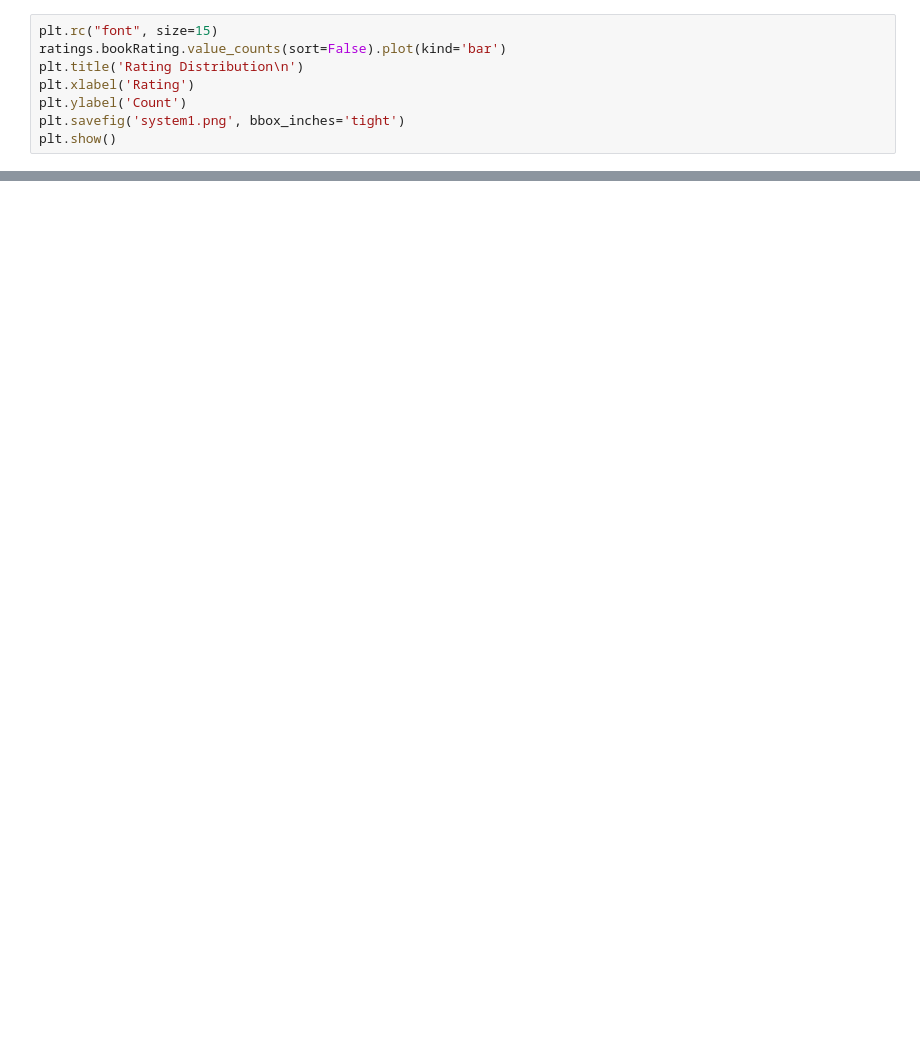
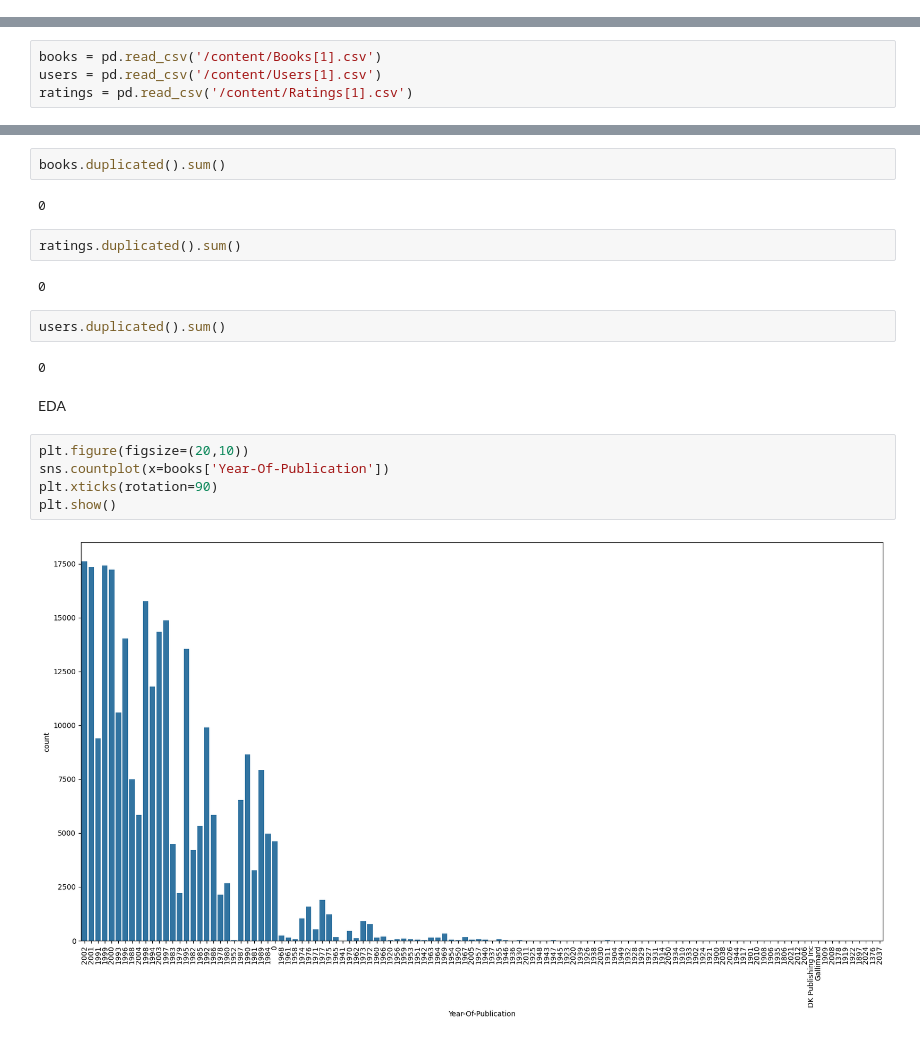
Before and after one commit to SrishtiK1112/Projects, a Jupyter notebook: Book_Recommender_System.ipynb, the cells around one changed output, grey strips where cells are left out. Drawn from its saved outputs; the diff is of its cells as text; blank space fills up the shorter version.

```diff
--- a/Book_Recommender_System.ipynb
+++ b/Book_Recommender_System.ipynb
@@ -28,8 +2,0 @@ print(list(ratings.columns))
-# %%
-plt.rc("font", size=15)
-ratings.bookRating.value_counts(sort=False).plot(kind='bar')
-plt.title('Rating Distribution\n')
-plt.xlabel('Rating')
-plt.ylabel('Count')
-plt.savefig('system1.png', bbox_inches='tight')
-plt.show()
@@ -240,0 +10,4 @@ Recommendations for Chromosome 6:
+# %%
+books = pd.read_csv('/content/Books[1].csv')
+users = pd.read_csv('/content/Users[1].csv')
+ratings = pd.read_csv('/content/Ratings[1].csv')
@@ -240,0 +79,21 @@ Recommendations for Chromosome 6:
+# %%
+books.duplicated().sum()
+# %% [output]
+0
+# %%
+ratings.duplicated().sum()
+# %% [output]
+0
+# %%
+users.duplicated().sum()
+# %% [output]
+0
+# %% [markdown]
+EDA
+# %%
+plt.figure(figsize=(20,10))
+sns.countplot(x=books['Year-Of-Publication'])
+plt.xticks(rotation=90)
+plt.show()
+# %% [output]
+[figure, added]
```
Also changed, not shown: parts of 57 cells of this notebook.
